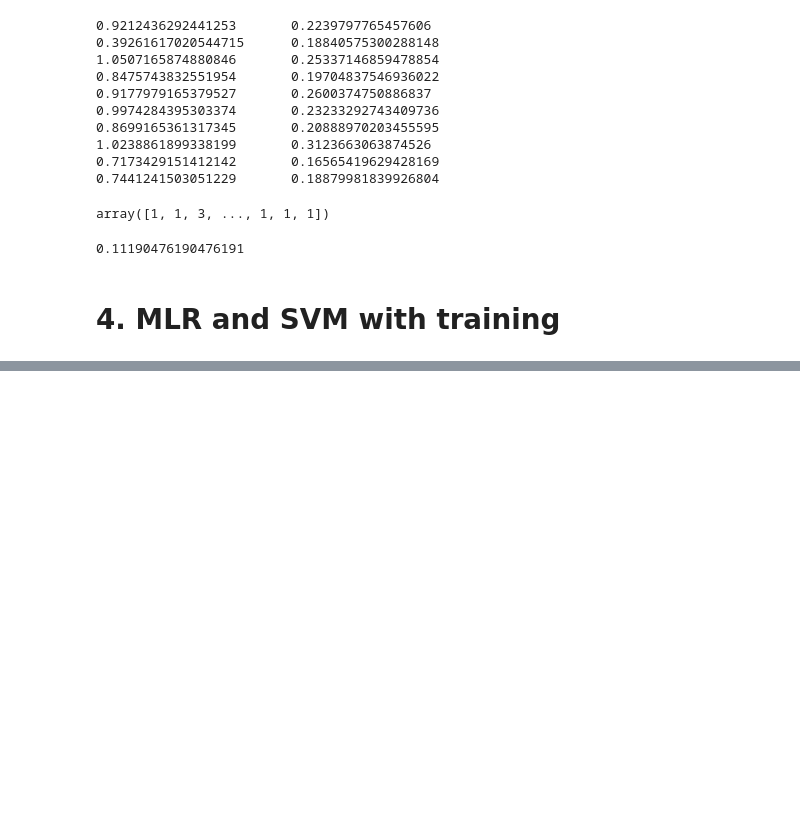
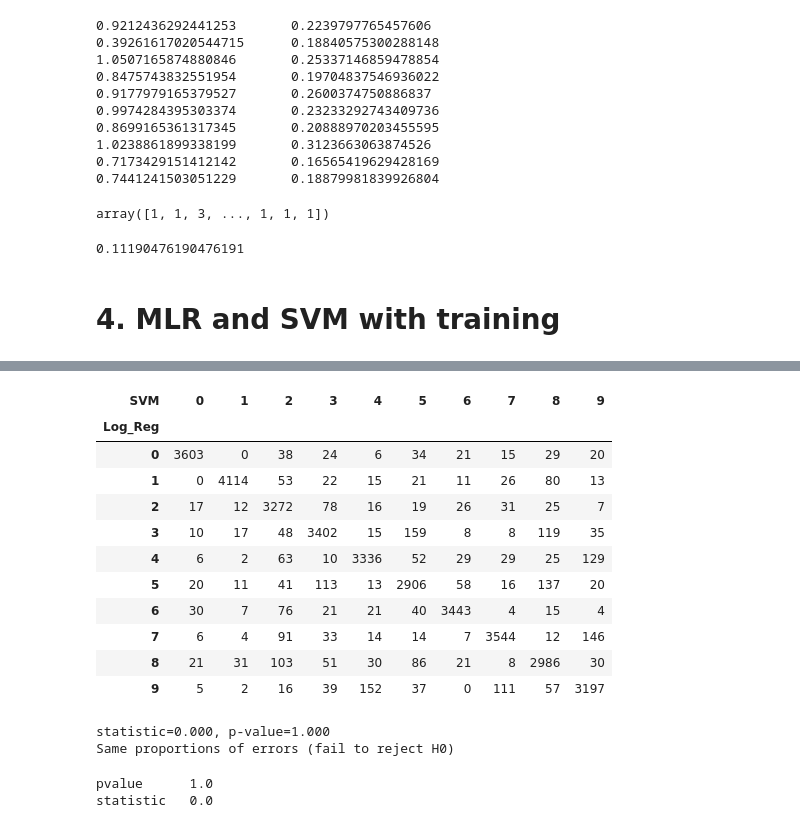
Before and after one commit to MikaSie/Project_Pattern_Recognition, a Jupyter notebook: Pattern_Recognition_Assignment1.ipynb, the cells around one changed output, grey strips where cells are left out. Cells and saved outputs as stored; diff of their text form; code cells hidden in the pictures; blank space fills up the shorter version.

```diff
--- a/Pattern_Recognition_Assignment1.ipynb
+++ b/Pattern_Recognition_Assignment1.ipynb
@@ -309,0 +349,5 @@ df
+# %%
+%%time
+model_MLR = LogisticRegression(penalty = 'l1', C = 1, solver = 'liblinear',random_state = 0, max_iter = 10000, n_jobs = 6).fit(X_train, y_train)
+results_MLR = model_MLR.predict(X_test)
+model_MLR.score(X_test, y_test)
@@ -309,0 +358,6 @@ df
+# %%
+%%time
+
+model_SVM = SVC(kernel = 'rbf', C = 9).fit(X_train, y_train)
+results_SVM = model_SVM.predict(X_test)
+model_SVM.score(X_test, y_test)
@@ -309,0 +368,37 @@ df
+# %%
+columns = ['Log_Reg', 'SVM']
+model_results = pd.DataFrame(np.column_stack([results_MLR, results_SVM]), columns=columns)
+table = pd.crosstab(index=model_results['Log_Reg'], columns=model_results['SVM'])
+table
+# %% [output]
+| SVM | 0 | 1 | 2 | 3 | 4 | 5 | 6 | 7 | 8 | 9 |
+| Log_Reg |  |  |  |  |  |  |  |  |  |  |
+| 0 | 3603 | 0 | 38 | 24 | 6 | 34 | 21 | 15 | 29 | 20 |
+| 1 | 0 | 4114 | 53 | 22 | 15 | 21 | 11 | 26 | 80 | 13 |
+| 2 | 17 | 12 | 3272 | 78 | 16 | 19 | 26 | 31 | 25 | 7 |
+| 3 | 10 | 17 | 48 | 3402 | 15 | 159 | 8 | 8 | 119 | 35 |
+| 4 | 6 | 2 | 63 | 10 | 3336 | 52 | 29 | 29 | 25 | 129 |
+| 5 | 20 | 11 | 41 | 113 | 13 | 2906 | 58 | 16 | 137 | 20 |
+| 6 | 30 | 7 | 76 | 21 | 21 | 40 | 3443 | 4 | 15 | 4 |
+| 7 | 6 | 4 | 91 | 33 | 14 | 14 | 7 | 3544 | 12 | 146 |
+| 8 | 21 | 31 | 103 | 51 | 30 | 86 | 21 | 8 | 2986 | 30 |
+| 9 | 5 | 2 | 16 | 39 | 152 | 37 | 0 | 111 | 57 | 3197 |
+# %%
+result = mcnemar(table, exact=True)
+# summarize the finding
+print('statistic=%.3f, p-value=%.3f' % (result.statistic, result.pvalue))
+# interpret the p-value
+
+alpha = 0.05
+if result.pvalue > alpha:
+    print('Same proportions of errors (fail to reject H0)')
+else:
+    print('Different proportions of errors (reject H0)')
+# %% [output]
+statistic=0.000, p-value=1.000
+Same proportions of errors (fail to reject H0)
+# %%
+print(result)
+# %% [output]
+pvalue      1.0
+statistic   0.0
```
Also changed, not shown: parts of 11 cells of this notebook.
